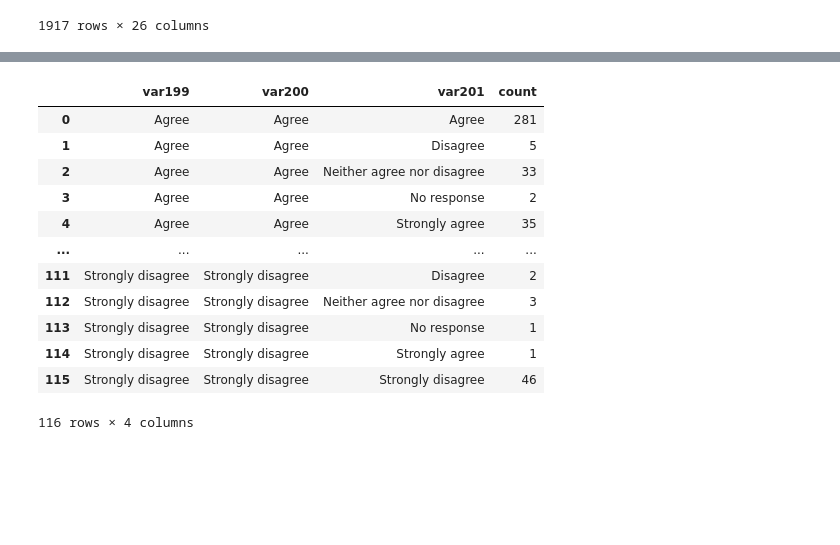
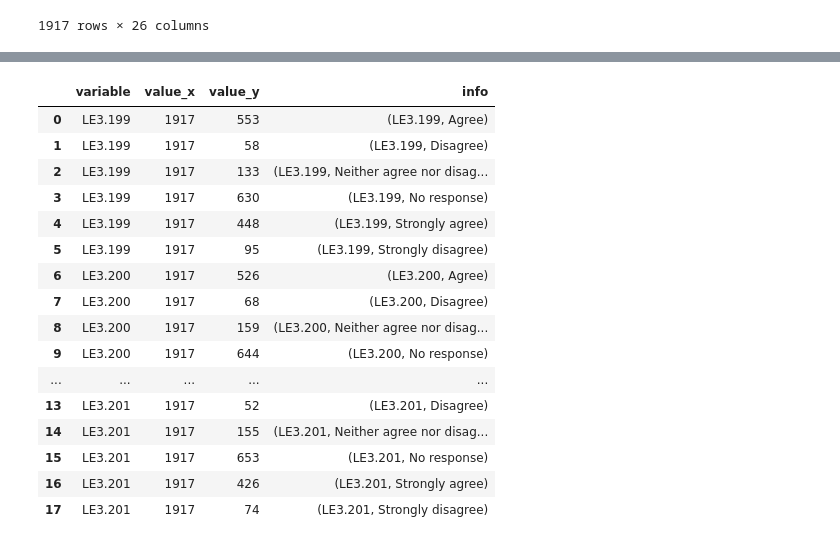
Before and after one commit to ShafiqMKA/py_zero, a Jupyter notebook: assignement6.ipynb, the cells around one changed output, grey strips where cells are left out. Saved outputs shown, nothing was run; the diff lists cells and outputs as text; code cells hidden in the pictures; blank space fills up the shorter version.

```diff
--- a/assignement6.ipynb
+++ b/assignement6.ipynb
@@ -60,5 +99,5 @@ list_zero
 # %%
-shah.columns = ['var199', 'var200', 'var201']
-shah['count'] = 1
-shah
+yes_melt.groupby(['variable']).value.count() # groupby single column
+yes_next = yes_melt.groupby(['variable']).value.count().reset_index()
+yes_next
 # %% [output]
@@ -78,2 +108,3 @@ shah
 # %%
-shah.replace(' ', 'No response', inplace = True)
+yes_next_1 = yes_melt.groupby(['variable', 'value'])['value'].count() # double column
+yes_next_1
@@ -80,3 +132,5 @@ shah.replace(' ', 'No response', inplace = True)
 # %%
-shah
+# Creating a new dataframe
+yes_next_1 = pd.DataFrame(yes_next_1)
+yes_next_1
 # %% [output]
@@ -130,4 +182,4 @@ prepare1
 # %%
-px.bar(prepare1, x="var199", y="count", color="var201",
-             title="Agreement Counts by Response Category (var199 & var200)")
+yes_next_1['info'] = yes_next_1.index
+yes_next_1
 # %% [output]
@@ -136,18 +204,22 @@ px.bar(prepare1, x="var199", y="count", color="var201",
 # %%
-gp = shah.groupby(['var199', 'var200', 'var201'])['count'].count().reset_index()
-gp
+yes_next_2 = pd.merge(yes_next, yes_next_1, on='variable', how='right')
+yes_next_2
 # %% [output]
-|  | var199 | var200 | var201 | count |
-| 0 | Agree | Agree | Agree | 281 |
-| 1 | Agree | Agree | Disagree | 5 |
-| 2 | Agree | Agree | Neither agree nor disagree | 33 |
-| 3 | Agree | Agree | No response | 2 |
-| 4 | Agree | Agree | Strongly agree | 35 |
+|  | variable | value_x | value_y | info |
+| 0 | LE3.199 | 1917 | 553 | (LE3.199, Agree) |
+| 1 | LE3.199 | 1917 | 58 | (LE3.199, Disagree) |
+| 2 | LE3.199 | 1917 | 133 | (LE3.199, Neither agree nor disag... |
+| 3 | LE3.199 | 1917 | 630 | (LE3.199, No response) |
+| 4 | LE3.199 | 1917 | 448 | (LE3.199, Strongly agree) |
+| 5 | LE3.199 | 1917 | 95 | (LE3.199, Strongly disagree) |
+| 6 | LE3.200 | 1917 | 526 | (LE3.200, Agree) |
+| 7 | LE3.200 | 1917 | 68 | (LE3.200, Disagree) |
+| 8 | LE3.200 | 1917 | 159 | (LE3.200, Neither agree nor disag... |
+| 9 | LE3.200 | 1917 | 644 | (LE3.200, No response) |
 | ... | ... | ... | ... | ... |
-| 111 | Strongly disagree | Strongly disagree | Disagree | 2 |
-| 112 | Strongly disagree | Strongly disagree | Neither agree nor disagree | 3 |
-| 113 | Strongly disagree | Strongly disagree | No response | 1 |
-| 114 | Strongly disagree | Strongly disagree | Strongly agree | 1 |
-| 115 | Strongly disagree | Strongly disagree | Strongly disagree | 46 |
+| 13 | LE3.201 | 1917 | 52 | (LE3.201, Disagree) |
+| 14 | LE3.201 | 1917 | 155 | (LE3.201, Neither agree nor disag... |
+| 15 | LE3.201 | 1917 | 653 | (LE3.201, No response) |
+| 16 | LE3.201 | 1917 | 426 | (LE3.201, Strongly agree) |
+| 17 | LE3.201 | 1917 | 74 | (LE3.201, Strongly disagree) |
-116 rows × 4 columns
 # %%
```
Also changed, not shown: parts of 22 cells of this notebook, 1 other file.
